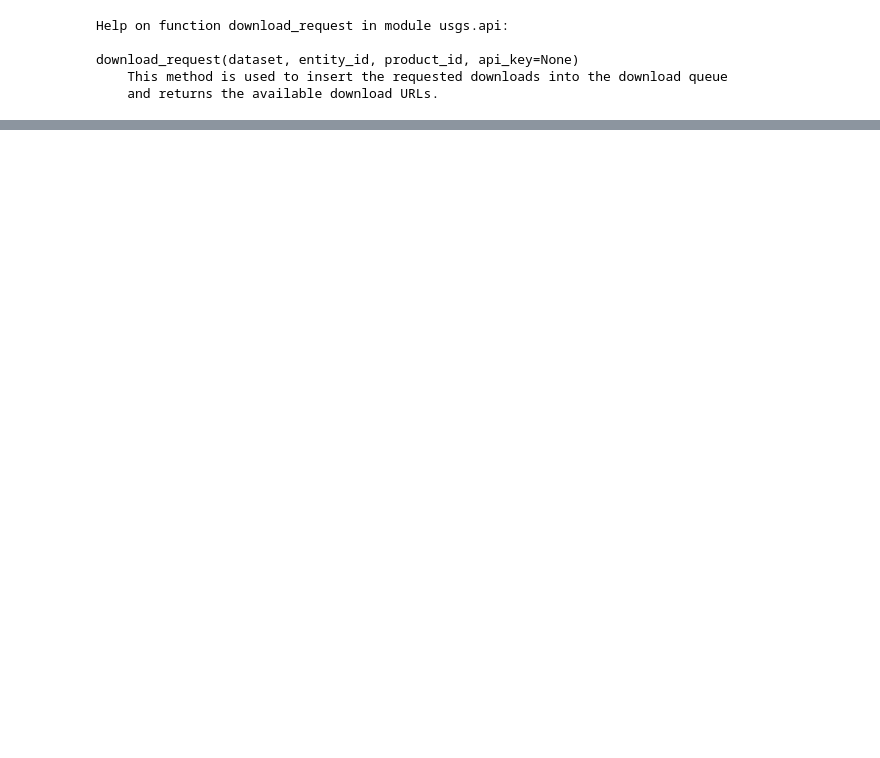
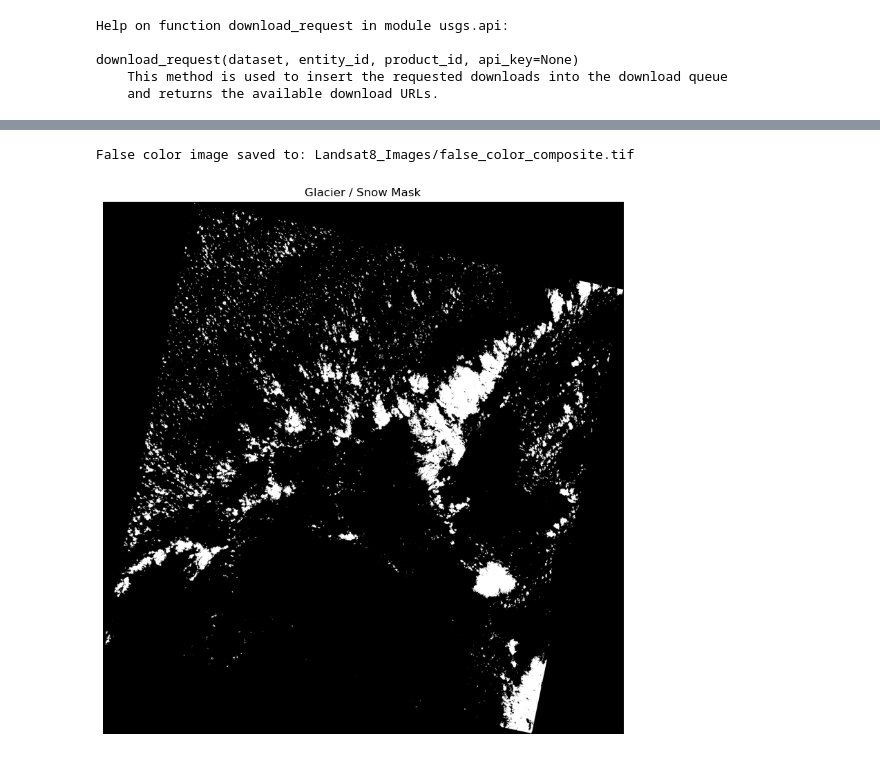
Before and after one commit to scouser-ulster/EGM722_Project, a Jupyter notebook: EMG722_Project_GlacierAreaCalcualtor.ipynb, the cells around one changed output, grey strips where cells are left out. Drawn from its saved outputs; the diff is of its cells as text; code cells hidden in the pictures; blank space fills up the shorter version.

```diff
--- a/EMG722_Project_GlacierAreaCalcualtor.ipynb
+++ b/EMG722_Project_GlacierAreaCalcualtor.ipynb
@@ -208,0 +387,78 @@ api.download_options(
+# %%
+import rasterio
+import numpy as np
+import matplotlib.pyplot as plt
+
+# Paths to your TIFF files
+band5_path = 'Landsat8_Images/extracted/LC08_L1GT_072043_20170501_20201016_02_T2_B5.TIF'  # Near-Infrared
+band4_path = 'Landsat8_Images/extracted/LC08_L1GT_072043_20170501_20201016_02_T2_B4.TIF'  # Red
+band3_path = 'Landsat8_Images/extracted/LC08_L1GT_072043_20170501_20201016_02_T2_B3.TIF'  # Green
+
+# Open the bands
+with rasterio.open(band5_path) as band5:
+    b5 = band5.read(1)
+    profile = band5.profile  # Save metadata to reuse later
+
+with rasterio.open(band4_path) as band4:
+    b4 = band4.read(1)
+
+with rasterio.open(band3_path) as band3:
+    b3 = band3.read(1)
+
+# Stack bands into (bands, rows, columns)
+false_color = np.stack((b5, b4, b3))
+
+# Optional: Normalize if you want it prettier for visualization (not for saving raw data)
+def normalize(array):
+    array_min, array_max = array.min(), array.max()
+    return (array - array_min) / (array_max - array_min)
+
+# Save the new stacked image
+output_path = 'Landsat8_Images/false_color_composite.tif'
+
+
+# Update profile for 3 bands
+profile.update(
+    count=3,  # 3 bands (R, G, B)
+    dtype=rasterio.uint16  # Keep same dtype or adjust if needed
+)
+
+# Save
+with rasterio.open(output_path, 'w', **profile) as dst:
+    dst.write(false_color)
+
+print(f"False color image saved to: {output_path}")
+# %% [output]
+False color image saved to: Landsat8_Images/false_color_composite.tif
+# %%
+import rasterio
+import numpy as np
+import matplotlib.pyplot as plt
+
+# Open the TIFF
+with rasterio.open('Landsat8_Images/false_color_composite.tif') as src:
+    img = src.read()  # Shape: (bands, height, width)
+    profile = src.profile
+
+# Normalize bands to 0-1
+img = img.astype(np.float32)
+img /= img.max()
+
+# Let's say Band 1 (Red), Band 2 (Green), Band 3 (Blue)
+# You can pick based on your composite setup!
+
+red = img[0]
+green = img[1]
+blue = img[2]
+
+# Define a basic glacier mask: high reflectance in visible bands
+glacier_mask = (blue > 0.3) & (green > 0.3) & (red > 0.3)
+
+# Visualize the classification
+plt.figure(figsize=(10, 10))
+plt.imshow(glacier_mask, cmap='gray')
+plt.title('Glacier / Snow Mask')
+plt.axis('off')
+plt.show()
+# %% [output]
+[figure, added]
```
Also changed, not shown: parts of 29 cells of this notebook, 23 other files.
